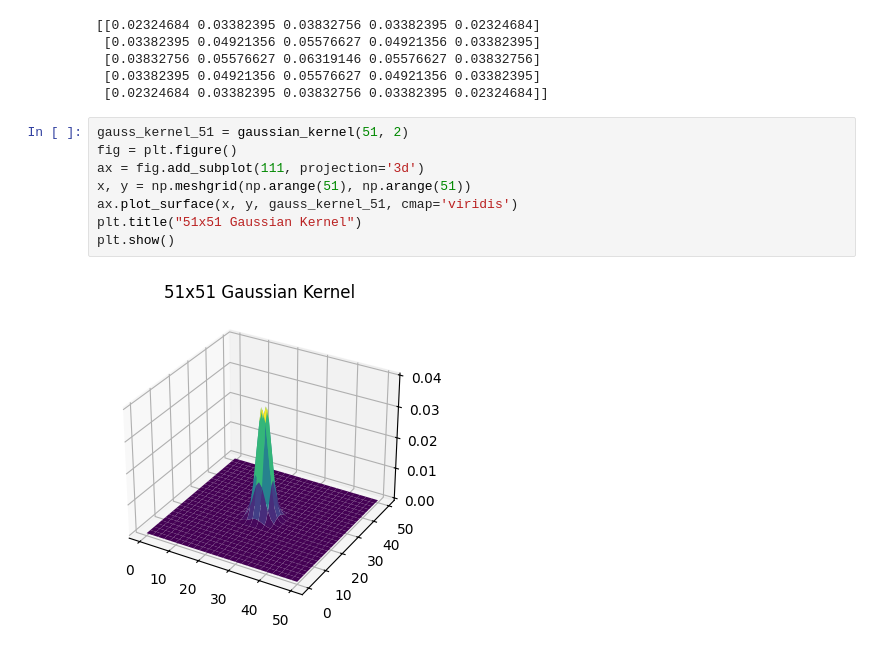
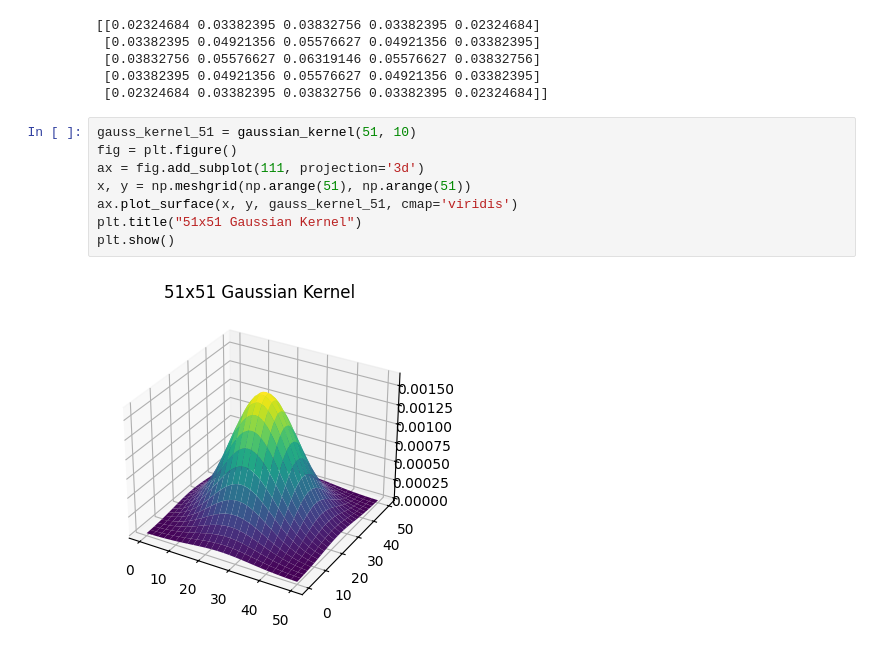
Before and after one commit to Bavitharan/computer-vision-assignment1, a Jupyter notebook: Assignment1.ipynb, the cells around one changed output. Saved outputs shown, nothing was run; the diff lists cells and outputs as text.

```diff
--- a/Assignment1.ipynb
+++ b/Assignment1.ipynb
@@ -159,15 +159,15 @@ print(kernel)
  [0.03382395 0.04921356 0.05576627 0.04921356 0.03382395]
  [0.02324684 0.03382395 0.03832756 0.03382395 0.02324684]]
 # %%
-gauss_kernel_51 = gaussian_kernel(51, 2)
+gauss_kernel_51 = gaussian_kernel(51, 10)
 fig = plt.figure()
 ax = fig.add_subplot(111, projection='3d')
 x, y = np.meshgrid(np.arange(51), np.arange(51))
 ax.plot_surface(x, y, gauss_kernel_51, cmap='viridis')
 plt.title("51x51 Gaussian Kernel")
 plt.show()
 # %% [output]
-[figure, old version]
+[figure, new version]
 # %%
 blur_manual = cv2.filter2D(runway, -1, kernel)
 blur_cv = cv2.GaussianBlur(runway, (5,5), 2)
```
Also changed, not shown: parts of 3 cells of this notebook.
